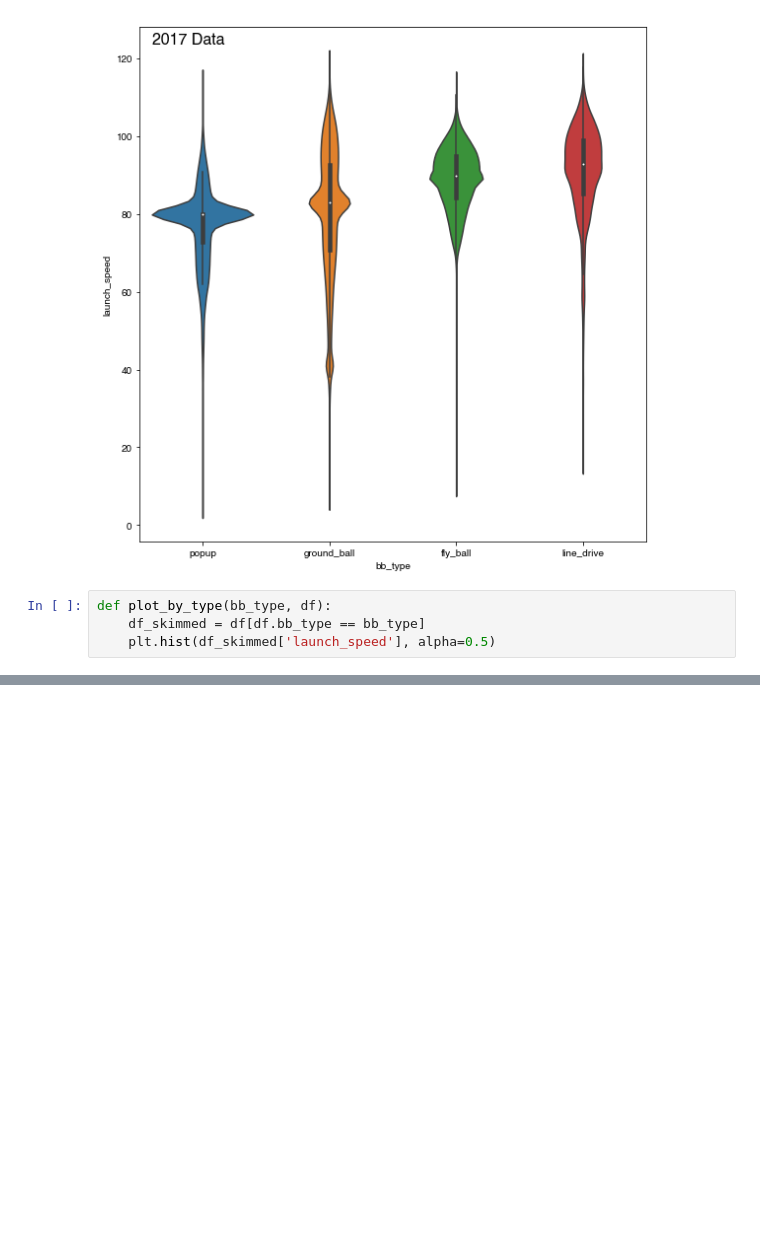
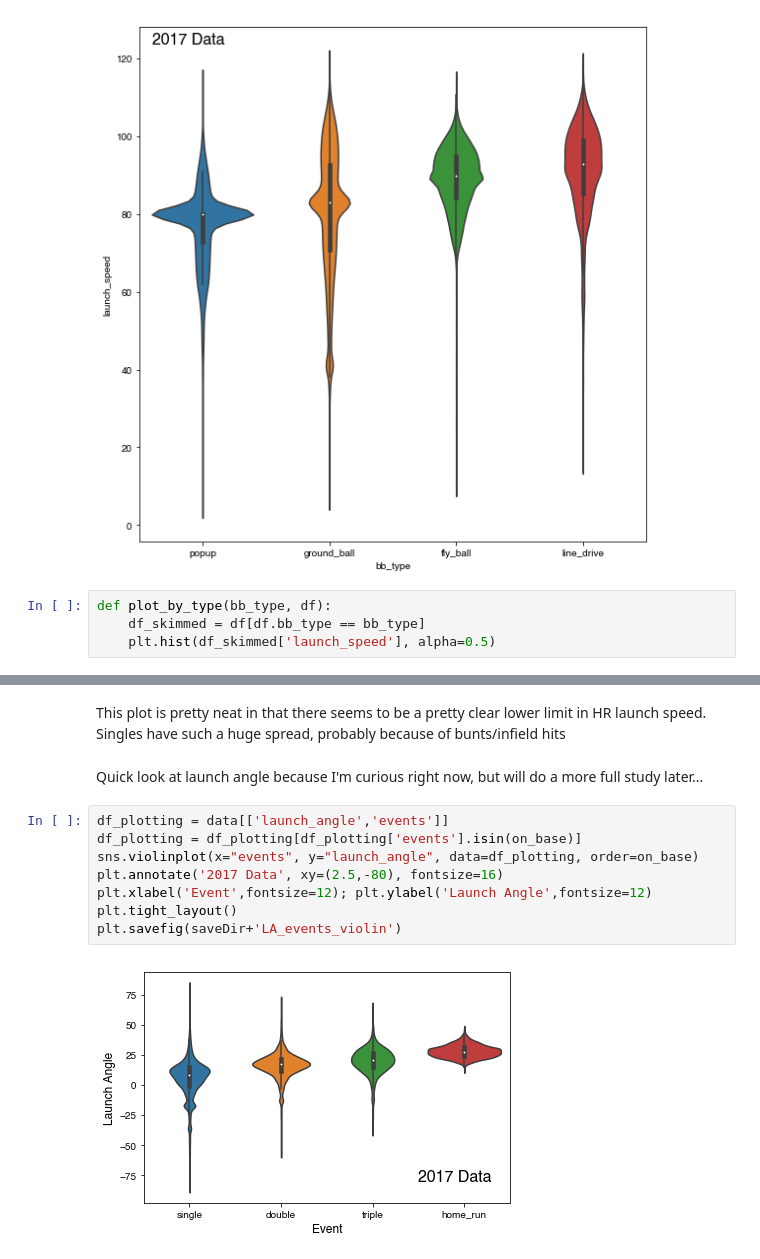
Before and after one commit to tjburch/baseball-studies, a Jupyter notebook: notebooks/explore_pybaseball.ipynb, the cells around one changed output, grey strips where cells are left out. Cells and saved outputs as stored; diff of their text form; blank space fills up the shorter version.

```diff
--- a/notebooks/explore_pybaseball.ipynb
+++ b/notebooks/explore_pybaseball.ipynb
@@ -141,0 +195,14 @@ plt.annotate('2017 Data', xy=(22,13250), fontsize=16)
+# %% [markdown]
+This plot is pretty neat in that there seems to be a pretty clear lower limit in HR launch speed. Singles have such a huge spread, probably because of bunts/infield hits
+# %% [markdown]
+Quick look at launch angle because I'm curious right now, but will do a more full study later...
+# %%
+df_plotting = data[['launch_angle','events']]
+df_plotting = df_plotting[df_plotting['events'].isin(on_base)]
+sns.violinplot(x="events", y="launch_angle", data=df_plotting, order=on_base)
+plt.annotate('2017 Data', xy=(2.5,-80), fontsize=16)
+plt.xlabel('Event',fontsize=12); plt.ylabel('Launch Angle',fontsize=12)
+plt.tight_layout()
+plt.savefig(saveDir+'LA_events_violin')
+# %% [output]
+[figure, added]
```
Also changed, not shown: parts of 11 cells of this notebook.
